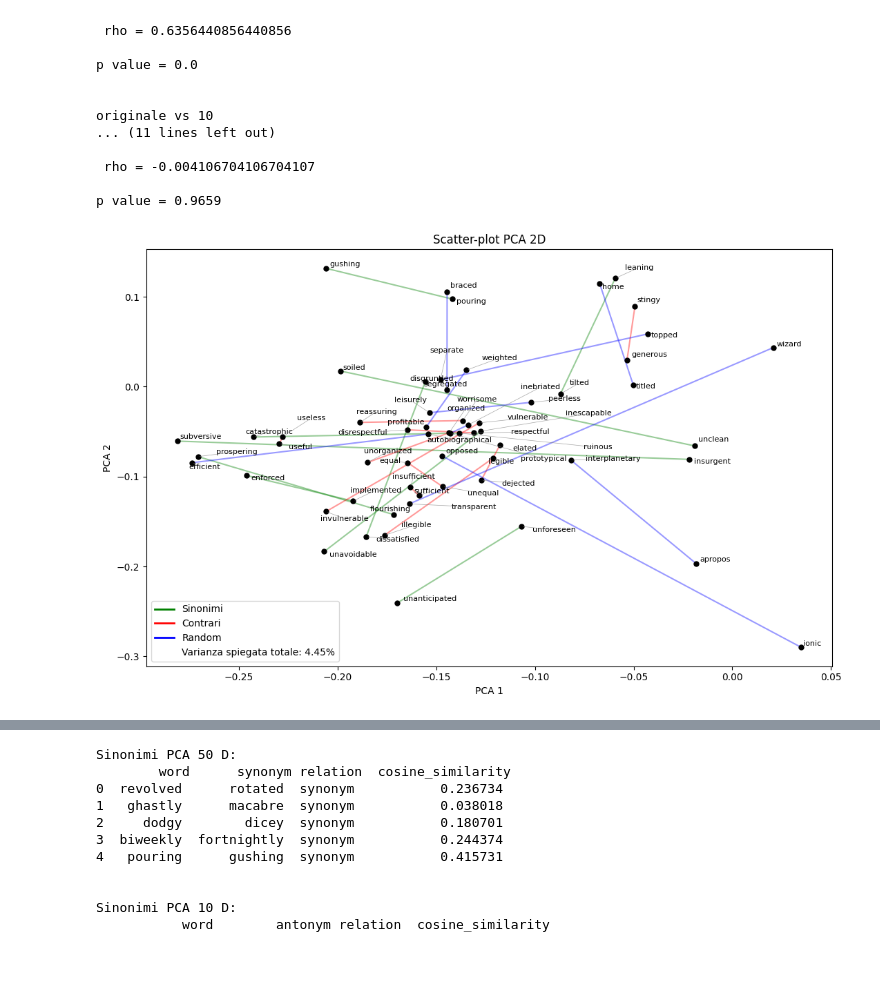
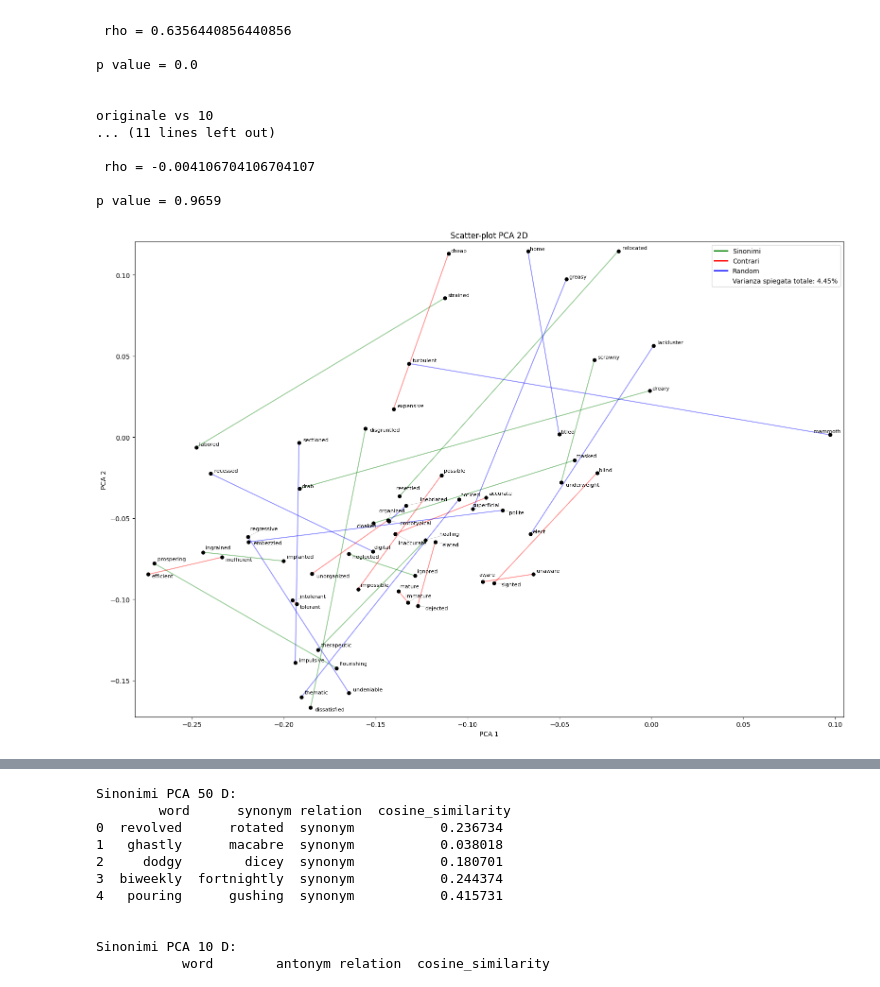
Before and after one commit to MarcoBuonanno/Tesi_2025-26-La-Geometria-degli-Embedding-di-un-LLm, a Jupyter notebook: Esercizio_4/ES4_tesi_ suEs1.ipynb, the cells around one changed output, grey strips where cells are left out. Drawn from its saved outputs; the diff is of its cells as text; code cells hidden in the pictures; blank space fills up the shorter version.

```diff
--- a/Esercizio_4/ES4_tesi_ suEs1.ipynb
+++ b/Esercizio_4/ES4_tesi_ suEs1.ipynb
@@ -888,9 +888,12 @@ word_to_xy = {
 
 varianza_totale = float(var_spiegata_2[:2].sum() * 100)
 
-fig, ax = plt.subplots(figsize=(11, 7))
+fig, ax = plt.subplots(figsize=(16, 11))
 
 texts = []
+
+x_coords = []
+y_coords = []
 
 for df, category in [
     (syn_df_2D, "sinonimi"),
@@ -900,7 +903,7 @@ for df, category in [
 
     df_sample = df.sample(
         n=10,
-        random_state=42
+        random_state=63
     )
 
     for _, row in df_sample.iterrows():
@@ -955,11 +958,28 @@ for df, category in [
             )
         )
 
+        x_coords.extend([x1, x2])
+        y_coords.extend([y1, y2])
+
+
+margine_x = (max(x_coords) - min(x_coords)) * 0.02
+margine_y = (max(y_coords) - min(y_coords)) * 0.02
+
+ax.set_xlim(
+    min(x_coords) - margine_x,
+    max(x_coords) + margine_x
+)
+
+ax.set_ylim(
+    min(y_coords) - margine_y,
+    max(y_coords) + margine_y
+)
+
 adjust_text(
     texts,
     ax=ax,
-    force_text=1.5,
-    force_points=1.0,
+    force_text=1.0,
+    force_points=0.8,
     expand_text=(1.5, 1.5),
     expand_points=(1.5, 1.5),
     expand_objects=(1.5, 1.5),
@@ -967,7 +987,7 @@ adjust_text(
         arrowstyle="-",
         color="gray",
         lw=0.5,
-        alpha=0.7
+        alpha=0.5
     )
 )
 
@@ -986,31 +1006,31 @@ ax.legend(
         plt.Line2D(
             [0], [0],
             color="red",
             linewidth=2,
             label="Contrari"
         ),
         plt.Line2D(
             [0], [0],
             color="blue",
             linewidth=2,
             label="Random"
         ),
         plt.Line2D(
             [0], [0],
             color="none",
             label=f"Varianza spiegata totale: {varianza_totale:.2f}%"
         )
     ]
 )
 
 plt.tight_layout()
 
 plt.savefig(
     "scatterplotPCA2D_semplificato.png",
     dpi=300,
     bbox_inches="tight"
 )
 
 plt.show()
 # %% [output]
-[figure, old version]
+[figure, new version]
```
Also changed, not shown: parts of 2 cells of this notebook, 4 other files.
